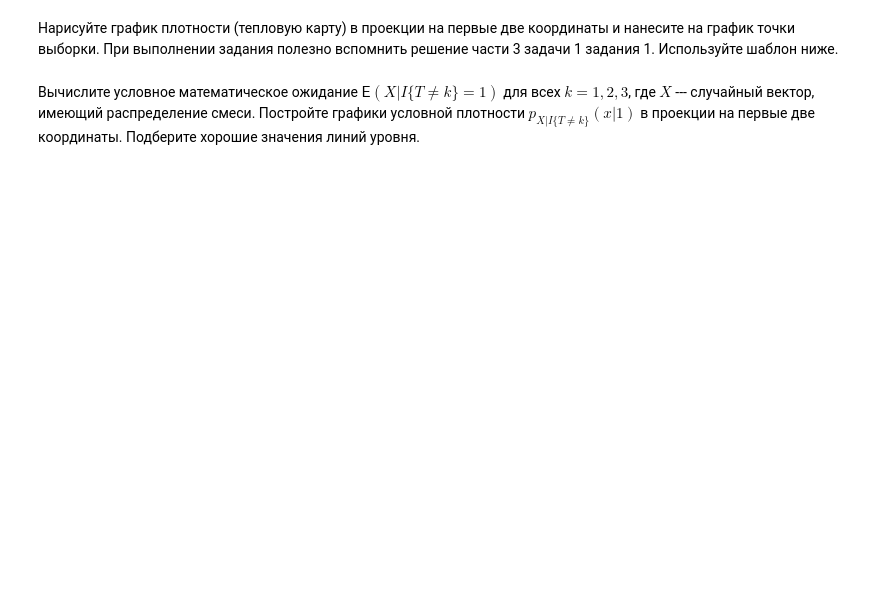
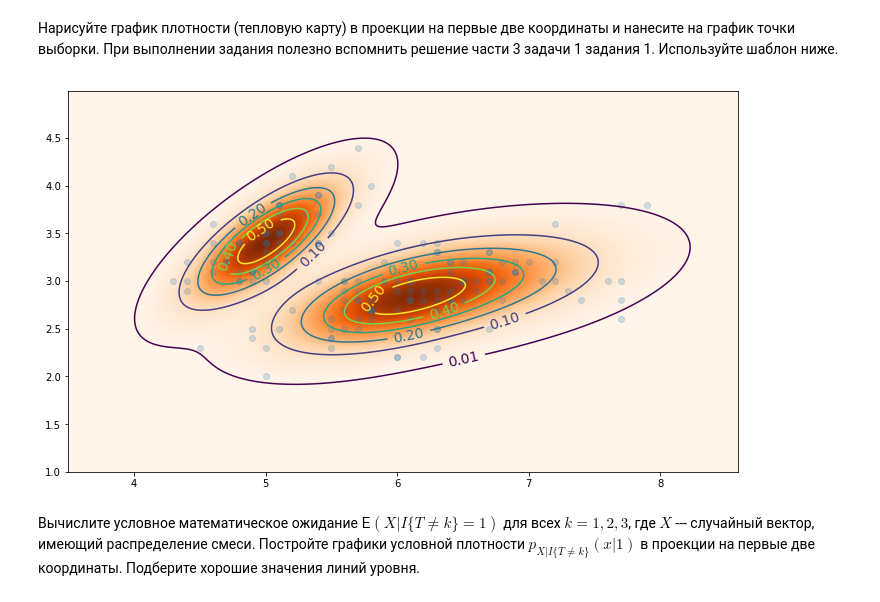
Before and after one commit to vanderwardan/math-statistics, a Jupyter notebook: Task3/3.29.ipynb, the cells around one changed output. Saved outputs shown, nothing was run; the diff lists cells and outputs as text; code cells hidden in the pictures; blank space fills up the shorter version.

```diff
--- a/Task3/3.29.ipynb
+++ b/Task3/3.29.ipynb
@@ -199,0 +179,11 @@ array([[ 4.75      ,  4.42166667,  4.35333333, ...,  4.23      ,
+# %%
+samples = [sample[:50], sample[50:100], sample[100:150]]
+means = []
+covs = []
+# %%
+for sample_ in samples:
+    means.append(np.mean(sample_, axis=0))
+    covs.append(np.cov(sample_.T, bias=True))
+for i in range(0, 3):
+    print('mean', means[i])
+    print('cov', covs[i])
@@ -200,16 +206,26 @@ array([[ 4.75      ,  4.42166667,  4.35333333, ...,  4.23      ,
 # %% [markdown]
 Нарисуйте график плотности (тепловую карту) в проекции на первые две координаты и нанесите на график точки выборки. При выполнении задания полезно вспомнить решение части 3 задачи 1 задания 1. Используйте шаблон ниже.
 # %%
-I = np.array([0, 1])  # это можно передавать в качестве индексов
-grid = np.mgrid[..., ...]
-density = ...
+#копипаста из 3 части задачи 1 задания 1:)
+plt.figure(figsize=(12, 7))
+grid = np.mgrid[3.5:8.6:0.01, 1:5:0.01]
+pos = np.empty(grid[0].shape + (2,))
+pos[:, :, 0] = grid[0];
+pos[:, :, 1] = grid[1]
 
-plt.figure(figsize=(13, 7))
+# Вычисление плотности
+gauss1 = sps.multivariate_normal(means[0][:2], covs[0][:2, :2])
+gauss2 = sps.multivariate_normal(means[1][:2], covs[1][:2, :2])
+gauss3 = sps.multivariate_normal(means[2][:2], covs[2][:2, :2])
+density = (gauss1.pdf(pos) + gauss2.pdf(pos) + gauss3.pdf(pos)) / 3
+
 plt.pcolormesh(grid[0], grid[1], density, cmap='Oranges')
-plt.scatter(..., alpha=0.2)
+plt.scatter(sample[:, 0], sample[:, 1], alpha=0.2)
 CS = plt.contour(grid[0], grid[1], density, [0.01, 0.1, 0.2, 0.3, 0.4, 0.5])
 plt.clabel(CS, fontsize=14, inline=1, fmt='%1.2f', cmap='Set3')
 plt.show()
+# %% [output]
+[figure, added]
 # %% [markdown]
 Вычислите условное математическое ожидание $\mathsf{E}( X | I\{T \not= k\} = 1)$ для всех $k = 1,2,3$, где $X$ --- случайный вектор, имеющий распределение смеси.
 Постройте графики условной плотности $p_{X|I\{T \not= k\}}\left(x \left| 1\right.\right)$ в проекции на первые две координаты. Подберите хорошие значения линий уровня.
```
Also changed, not shown: parts of 16 cells of this notebook, 1 other file.
